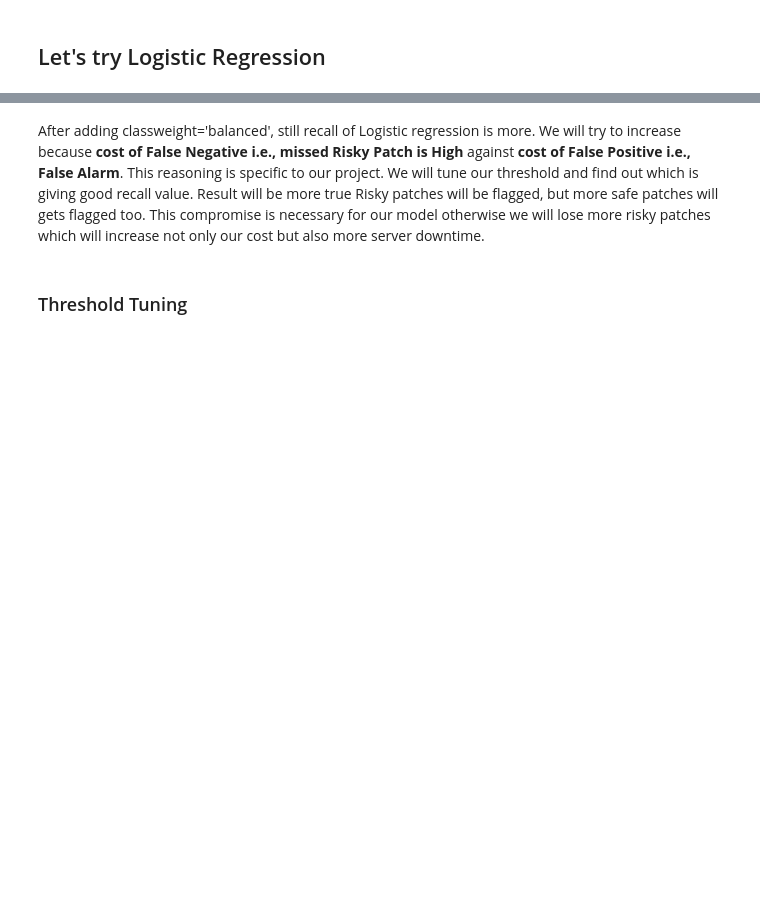
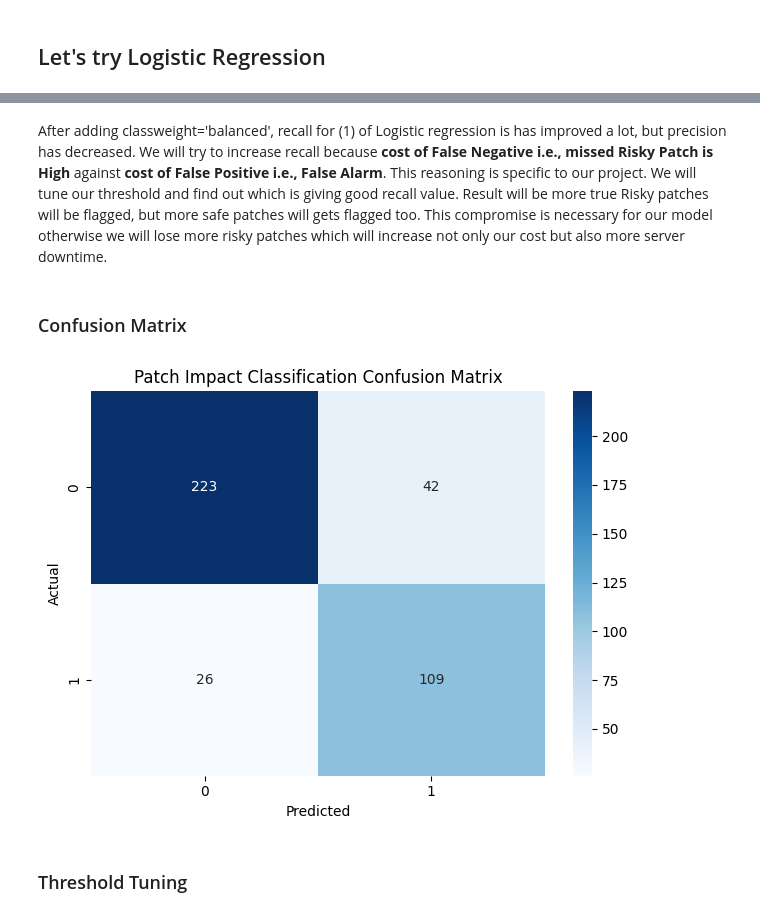
Before and after one commit to zaidmaroof/Patch-Impact-Prediction-Model, a Jupyter notebook: Patch_Impact_Prediction_Model.ipynb, the cells around one changed output, grey strips where cells are left out. Drawn from its saved outputs; the diff is of its cells as text; code cells hidden in the pictures; blank space fills up the shorter version.

Commit message:
Three models tested with new data

```diff
--- a/Patch_Impact_Prediction_Model.ipynb
+++ b/Patch_Impact_Prediction_Model.ipynb
@@ -341,5 +284,23 @@ weighted avg       0.76      0.75      0.75       400
 # %% [markdown]
-After adding classweight='balanced', still recall of Logistic regression is more. We will try to increase because __cost of False Negative i.e., missed Risky Patch is High__ against __cost of False Positive i.e., False Alarm__. This reasoning is specific to our project. We will tune our threshold and find out which is giving good recall value. Result will be more true Risky patches will be flagged, but more safe patches will gets flagged too. This compromise is necessary for our model otherwise we will lose more risky patches which will increase not only our cost but also more server downtime.
+After adding classweight='balanced', recall for (1) of Logistic regression is has improved a lot, but precision has decreased. We will try to increase recall because __cost of False Negative i.e., missed Risky Patch is High__ against __cost of False Positive i.e., False Alarm__. This reasoning is specific to our project. We will tune our threshold and find out which is giving good recall value. Result will be more true Risky patches will be flagged, but more safe patches will gets flagged too. This compromise is necessary for our model otherwise we will lose more risky patches which will increase not only our cost but also more server downtime.
+# %% [markdown]
+### Confusion Matrix
+# %%
+conf_matrix = confusion_matrix(y_test, y_pred)
+
+plt.figure()
+sns.heatmap(conf_matrix, annot=True, cmap='Blues', fmt='d')
+
+# Set the title and labels
+plt.title('Patch Impact Classification Confusion Matrix')
+plt.xlabel('Predicted')
+plt.ylabel('Actual')
+
+# Show the plot
+plt.tight_layout()
+plt.show()
+# %% [output]
+[figure, added]
 # %% [markdown]
 ### Threshold Tuning
 # %%
```
Also changed, not shown: parts of 20 cells of this notebook, 2 other files.
